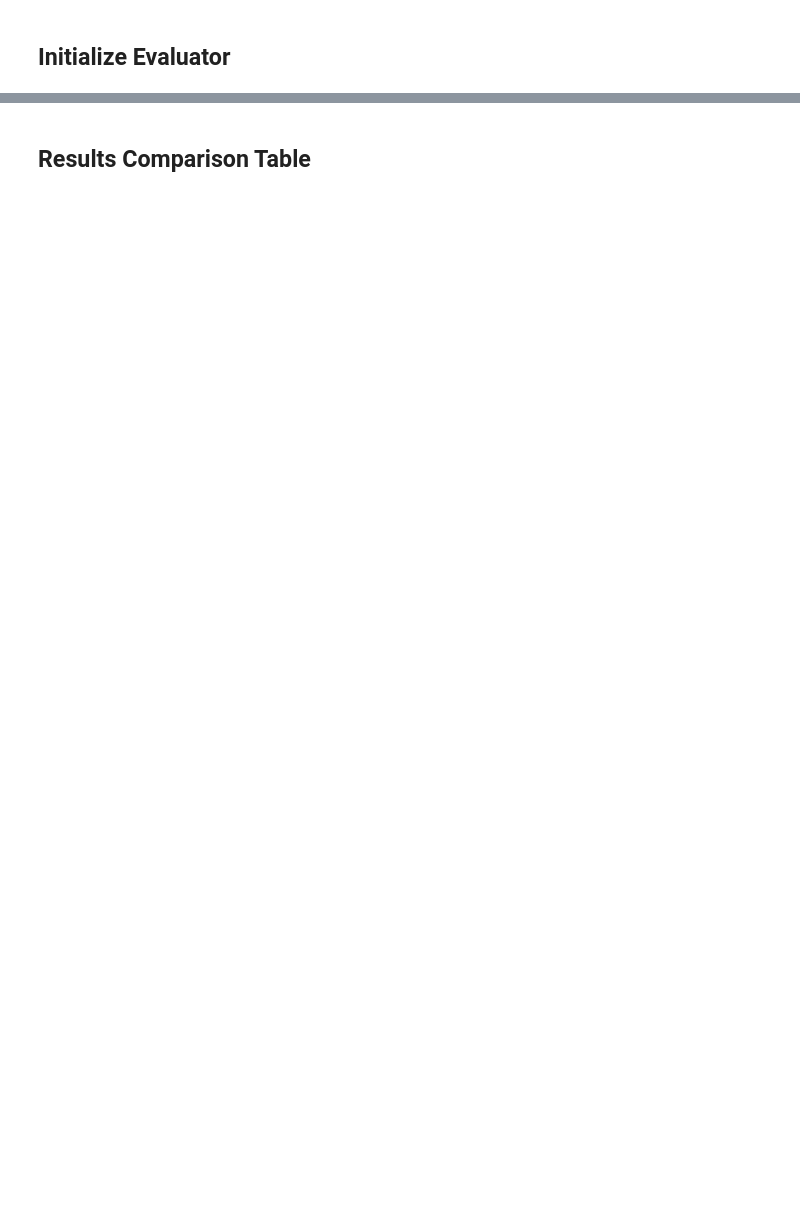
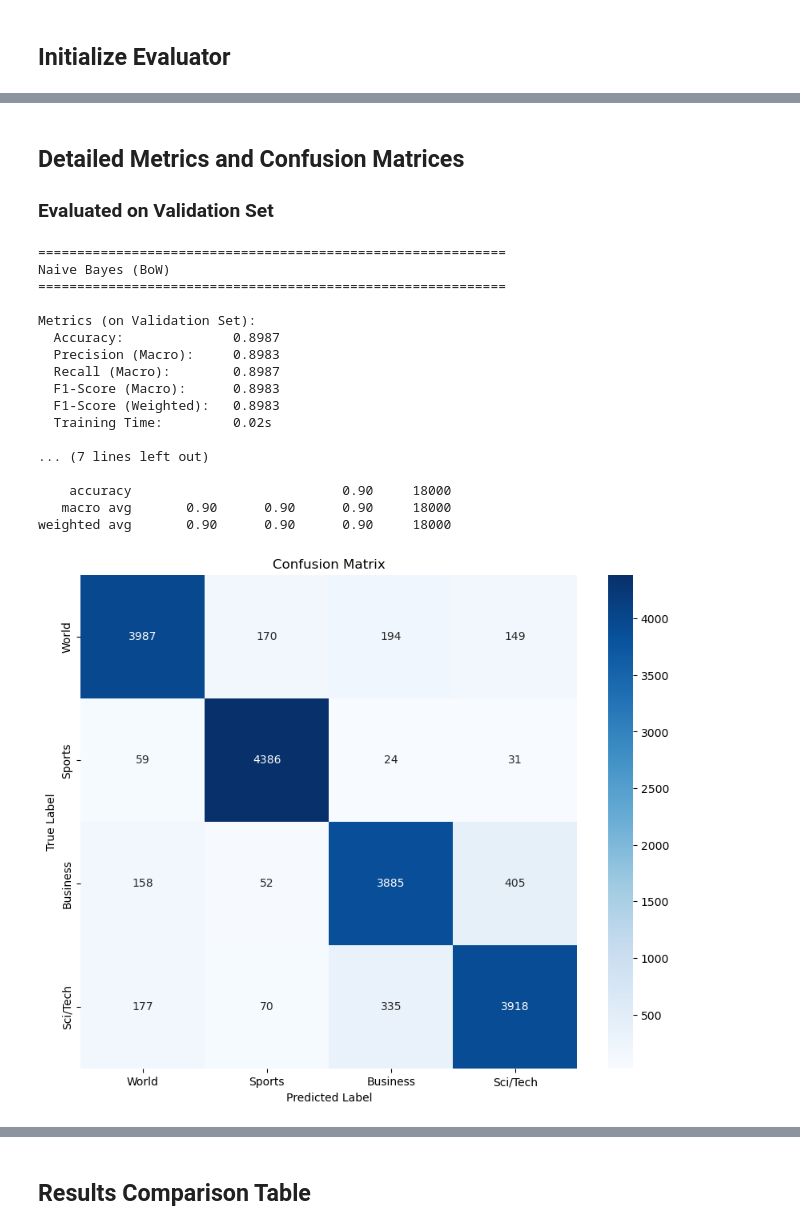
Before and after one commit to Vhoamochii/ML_assignment, a Jupyter notebook: notebooks/03_model_training.ipynb, the cells around one changed output, grey strips where cells are left out. Saved outputs shown, nothing was run; the diff lists cells and outputs as text; code cells hidden in the pictures; blank space fills up the shorter version.

```diff
--- a/notebooks/03_model_training.ipynb
+++ b/notebooks/03_model_training.ipynb
@@ -48,8 +51,8 @@ evaluator = ModelEvaluator()
 # %%
 # Define features and models to test
 features = {
-    'BoW': (X_train_bow, X_test_bow),
-    'TF-IDF': (X_train_tfidf, X_test_tfidf)
+    'BoW': (X_train_bow, X_val_bow),
+    'TF-IDF': (X_train_tfidf, X_val_tfidf)
 }
 
 models_config = {
@@ -62,7 +65,7 @@ models_config = {
 all_results = []
 
 # Test all combinations
-for feature_name, (X_train, X_test) in features.items():
+for feature_name, (X_train, X_val) in features.items():
     print(f"\n{'='*60}")
     print(f"Feature: {feature_name}")
     print('='*60)
@@ -70,9 +73,9 @@ for feature_name, (X_train, X_test) in features.items():
     for model_name, model in models_config.items():
         print(f"\nTraining {model_name} with {feature_name}...")
 
-        # Train and evaluate
+        # Train on train set, evaluate on validation set
         metrics, predictions = evaluator.train_and_evaluate(
-            model, X_train, y_train, X_test, y_test,
+            model, X_train, y_train, X_val, y_val,
             f"{model_name} ({feature_name})"
         )
 
@@ -83,12 +86,10 @@ for feature_name, (X_train, X_test) in features.items():
         all_results.append(metrics)
 
         # Print results
-        print(f"  Accuracy:         {metrics['accuracy']:.4f}")
-        print(f"  Precision (Macro): {metrics['precision_macro']:.4f}")
-        print(f"  Recall (Macro):    {metrics['recall_macro']:.4f}")
-        print(f"  F1-Score (Macro):  {metrics['f1_macro']:.4f}")
+        print(f"  Accuracy: {metrics['accuracy']:.4f}")
+        print(f"  F1-Score (Macro): {metrics['f1_macro']:.4f}")
         print(f"  F1-Score (Weighted): {metrics['f1_weighted']:.4f}")
-        print(f"  Training Time:     {metrics['train_time']:.2f}s")
+        print(f"  Train Time: {metrics['train_time']:.2f}s")
 
         # Save model
         model_filename = f"../models/{model_name.lower().replace(' ', '_')}_{feature_name.lower().replace('-', '')}.pkl"
@@ -115,3 +116,60 @@ Model saved to ../models/naive_bayes_bow.pkl
 ============================================================
 All 6 combinations trained successfully!
 ============================================================
+# %% [markdown]
+## Detailed Metrics and Confusion Matrices
+### Evaluated on Validation Set
+# %%
+# For each combination, show detailed metrics and confusion matrix
+for i, result in enumerate(all_results):
+    print(f"\n{'='*60}")
+    print(f"{result['model_name']}")
+    print('='*60)
+
+    # Load the saved model
+    feature_suffix = result['feature_type'].lower().replace('-', '')
+    model_filename = f"../models/{result['model_only'].lower().replace(' ', '_')}_{feature_suffix}.pkl"
+    model = joblib.load(model_filename)
+
+    # Get predictions on validation set
+    if result['feature_type'] == 'BoW':
+        y_pred = model.predict(X_val_bow)
+    else:
+        y_pred = model.predict(X_val_tfidf)
+
+    # Print detailed metrics
+    print(f"\nMetrics (on Validation Set):")
+    print(f"  Accuracy:              {result['accuracy']:.4f}")
+    print(f"  Precision (Macro):     {result['precision_macro']:.4f}")
+    print(f"  Recall (Macro):        {result['recall_macro']:.4f}")
+    print(f"  F1-Score (Macro):      {result['f1_macro']:.4f}")
+    print(f"  F1-Score (Weighted):   {result['f1_weighted']:.4f}")
+    print(f"  Training Time:         {result['train_time']:.2f}s")
+
+    # Print classification report
+    print(f"\nPer-Class Metrics:")
+    evaluator.print_classification_report(y_val, y_pred)
+
+    # Plot confusion matrix
+    save_path = f"../results/figures/confusion_matrix_{result['model_only'].lower().replace(' ', '_')}_{feature_suffix}.png"
+    evaluator.plot_confusion_matrix(y_val, y_pred, save_path=save_path)
+    plt.show()
+# %% [output]
+============================================================
+Naive Bayes (BoW)
+============================================================
+
+Metrics (on Validation Set):
+  Accuracy:              0.8987
+  Precision (Macro):     0.8983
+  Recall (Macro):        0.8987
+  F1-Score (Macro):      0.8983
+  F1-Score (Weighted):   0.8983
+  Training Time:         0.02s
+
+... (7 lines left out)
+
+    accuracy                           0.90     18000
+   macro avg       0.90      0.90      0.90     18000
+weighted avg       0.90      0.90      0.90     18000
+[figure, added]
```
Also changed, not shown: parts of 13 cells of this notebook, 6 other files.
